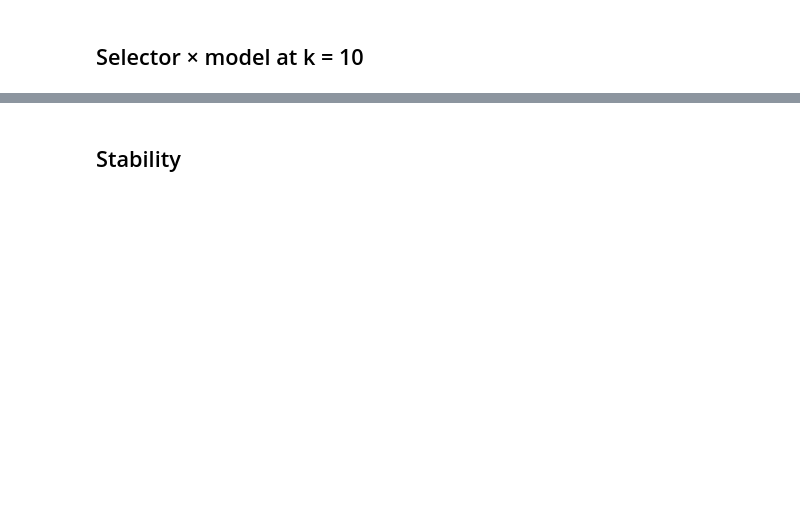
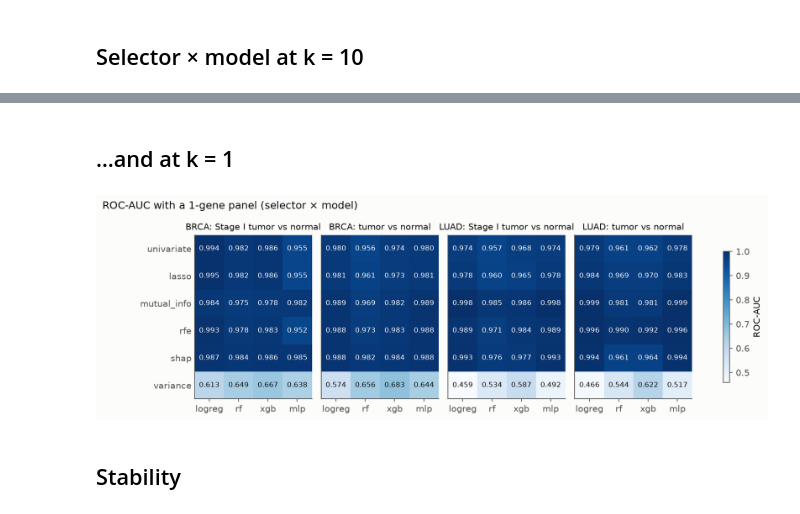
Before and after one commit to lolsripal/genepanel-shrink, a Jupyter notebook: notebooks/02_results.ipynb, the cells around one changed output, grey strips where cells are left out. Saved outputs shown, nothing was run; the diff lists cells and outputs as text; code cells hidden in the pictures; blank space fills up the shorter version.

```diff
--- a/notebooks/02_results.ipynb
+++ b/notebooks/02_results.ipynb
@@ -44,3 +115,9 @@ display(Image(f'{FIG}/heatmap_k10.png'))
+# %% [markdown]
+## …and at k = 1
+# %%
+display(Image(f'{FIG}/heatmap_k1.png'))
+# %% [output]
+[figure, added]
 # %% [markdown]
 ## Stability
 # %%
```
Also changed, not shown: parts of 9 cells of this notebook, 30 other files.
